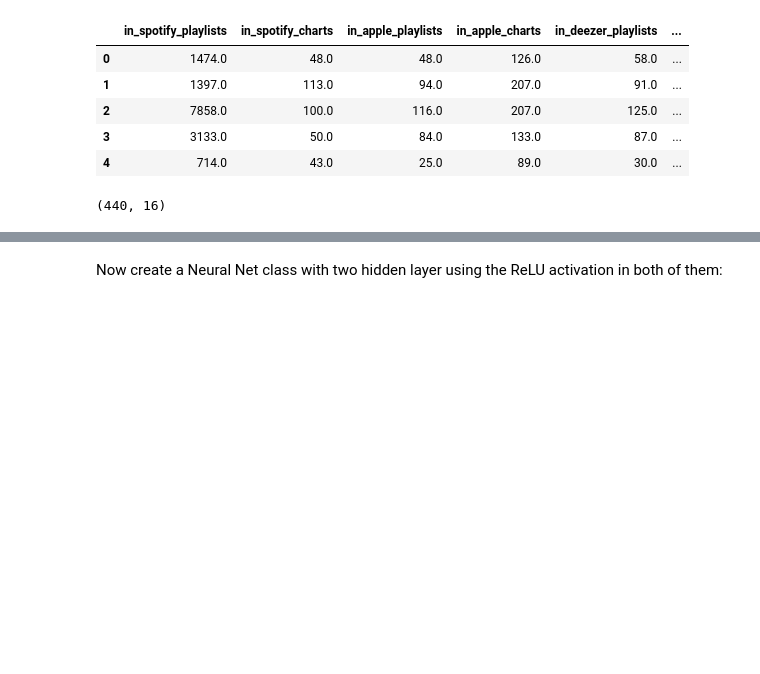
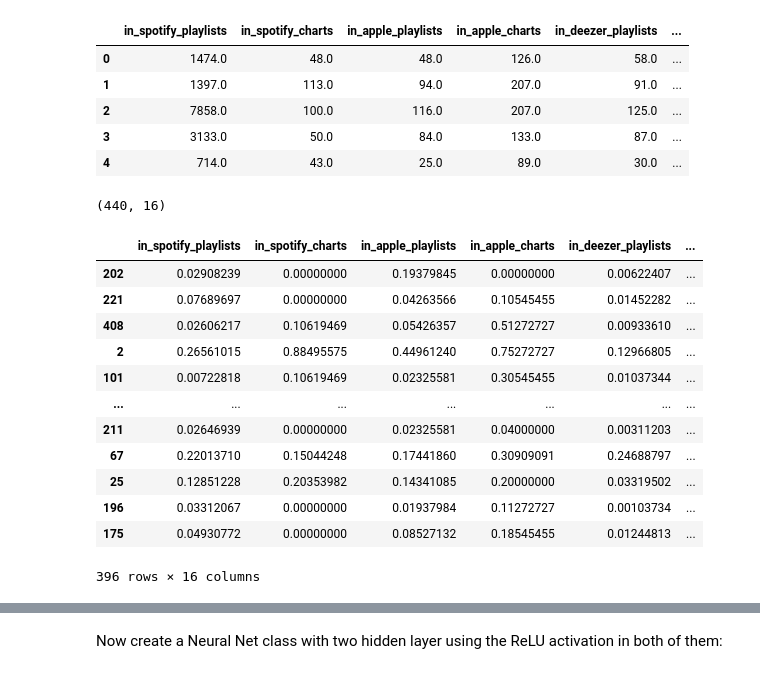
Before and after one commit to Sunkarr/ZHAW, a Jupyter notebook: Semester 6/MLDM 2/SW02/Lab2_TryItOut.ipynb, the cells around one changed output, grey strips where cells are left out. Cells and saved outputs as stored; diff of their text form; code cells hidden in the pictures; blank space fills up the shorter version.

```diff
--- a/Semester 6/MLDM 2/SW02/Lab2_TryItOut.ipynb
+++ b/Semester 6/MLDM 2/SW02/Lab2_TryItOut.ipynb
@@ -442,8 +442,26 @@ numeric_data_train, numeric_data_test = train_test_split(numeric_data, test_size
 # %%
 #Define the scaler
 scaler = MinMaxScaler()
 #Fit the scaler
 scaler.fit(numeric_data_train)
 #Transform the train and the test set
 numeric_data_train.loc[:,:] = scaler.transform(numeric_data_train)
 numeric_data_test.loc[:,:] = scaler.transform(numeric_data_test)
+
+# set pandas precision to 8 decimal places
+pd.options.display.float_format = '{:,.8f}'.format
+numeric_data_train
+# %% [output]
+|  | in_spotify_playlists | in_spotify_charts | in_apple_playlists | in_apple_charts | in_deezer_playlists | ... |
+| 202 | 0.02908239 | 0.00000000 | 0.19379845 | 0.00000000 | 0.00622407 | ... |
+| 221 | 0.07689697 | 0.00000000 | 0.04263566 | 0.10545455 | 0.01452282 | ... |
+| 408 | 0.02606217 | 0.10619469 | 0.05426357 | 0.51272727 | 0.00933610 | ... |
+| 2 | 0.26561015 | 0.88495575 | 0.44961240 | 0.75272727 | 0.12966805 | ... |
+| 101 | 0.00722818 | 0.10619469 | 0.02325581 | 0.30545455 | 0.01037344 | ... |
+| ... | ... | ... | ... | ... | ... | ... |
+| 211 | 0.02646939 | 0.00000000 | 0.02325581 | 0.04000000 | 0.00311203 | ... |
+| 67 | 0.22013710 | 0.15044248 | 0.17441860 | 0.30909091 | 0.24688797 | ... |
+| 25 | 0.12851228 | 0.20353982 | 0.14341085 | 0.20000000 | 0.03319502 | ... |
+| 196 | 0.03312067 | 0.00000000 | 0.01937984 | 0.11272727 | 0.00103734 | ... |
+| 175 | 0.04930772 | 0.00000000 | 0.08527132 | 0.18545455 | 0.01244813 | ... |
+396 rows × 16 columns
```
Also changed, not shown: parts of 10 cells of this notebook.
